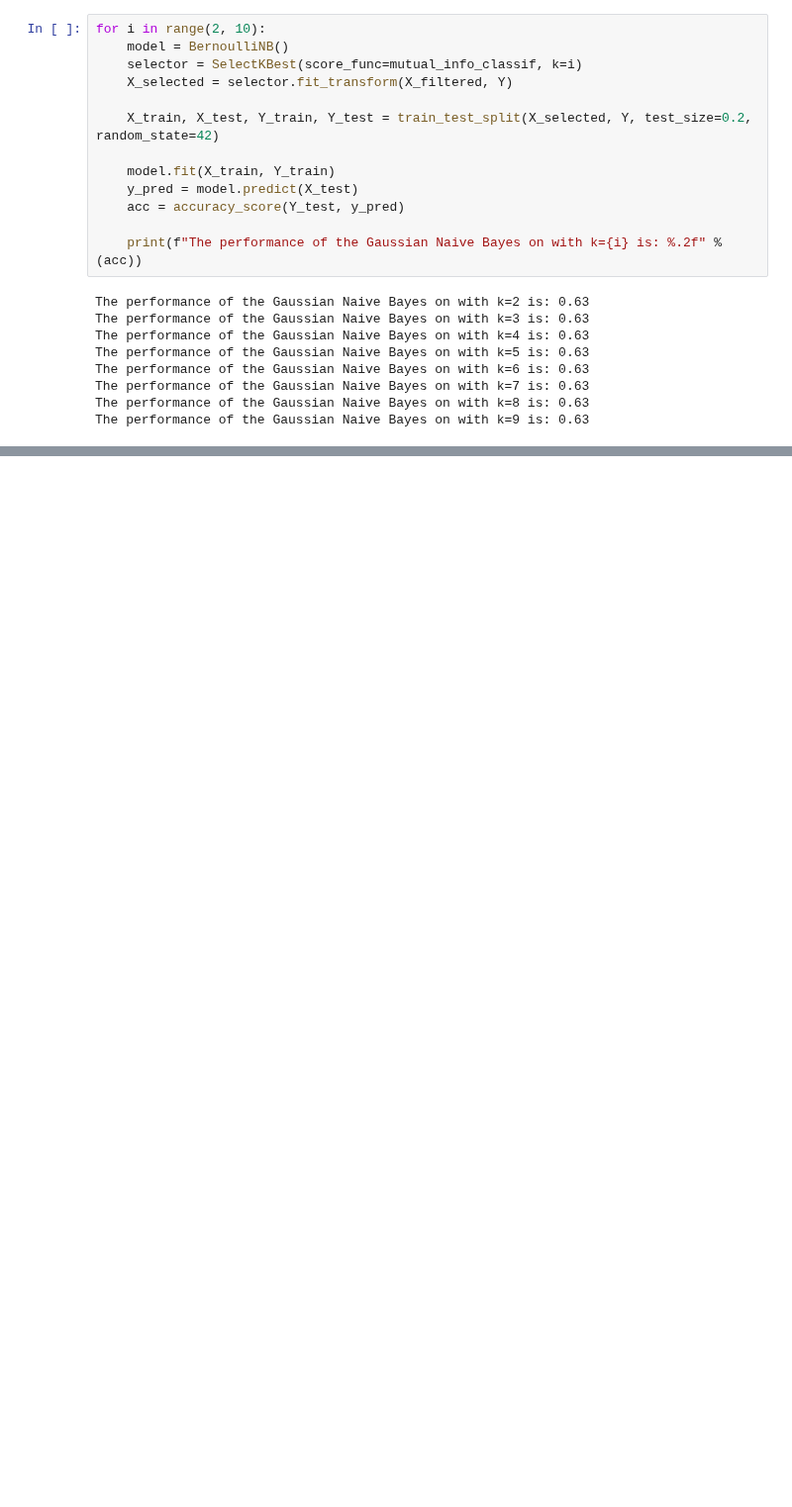
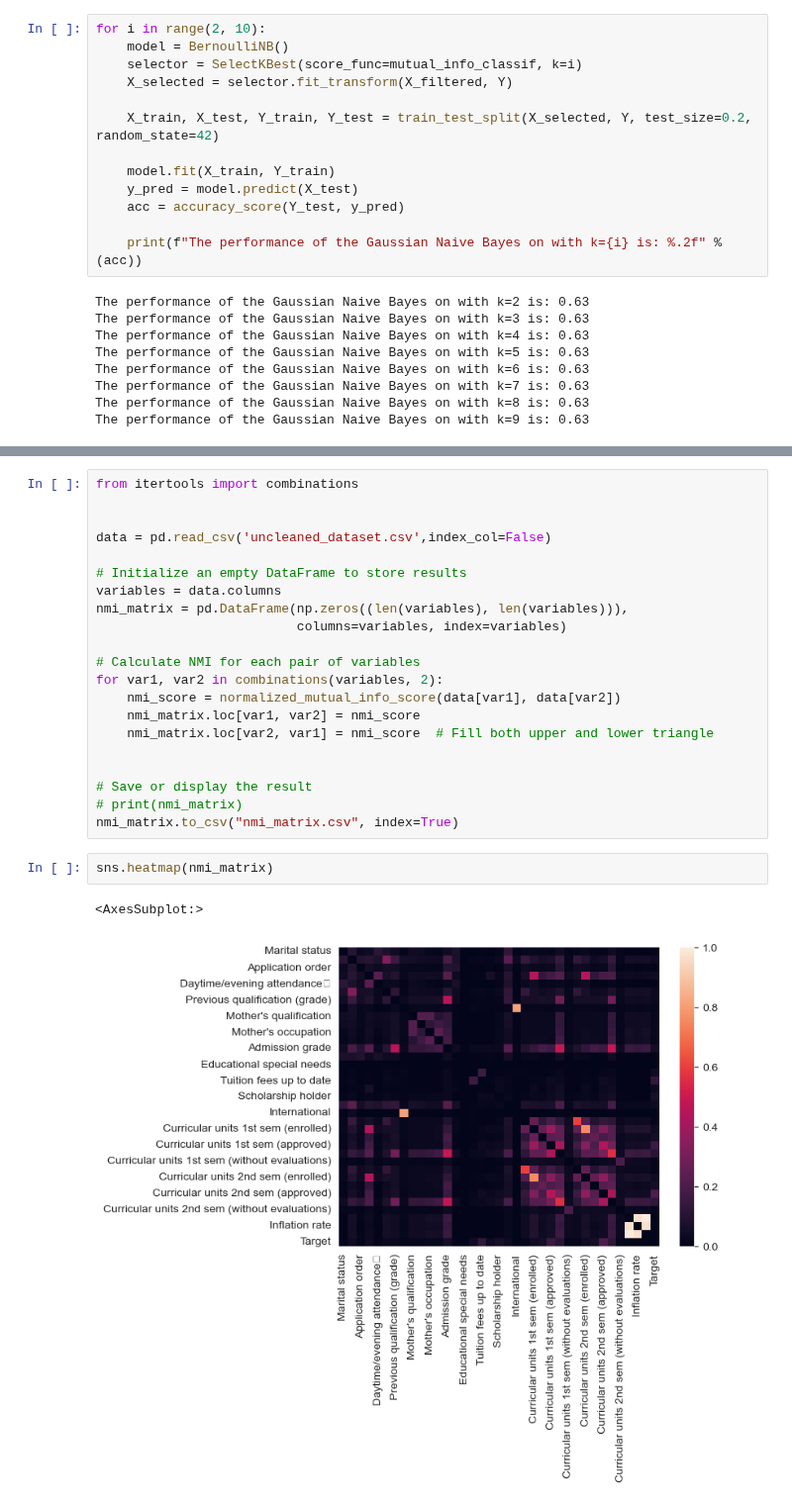
Before and after one commit to MSC-DS-Y1/Applied-Machine-Learning-Project, a Jupyter notebook: src/dataset/Mutual_Info.ipynb, the cells around one changed output, grey strips where cells are left out. Shown at 99% size. Cells and saved outputs as stored; diff of their text form; blank space fills up the shorter version.

Commit message:
code to filter dataset via mutual information

```diff
--- a/src/dataset/Mutual_Info.ipynb
+++ b/src/dataset/Mutual_Info.ipynb
@@ -241,0 +291,26 @@ The performance of the Gaussian Naive Bayes on with k=9 is: 0.70
+# %%
+from itertools import combinations
+
+
+data = pd.read_csv('uncleaned_dataset.csv',index_col=False)
+
+# Initialize an empty DataFrame to store results
+variables = data.columns
+nmi_matrix = pd.DataFrame(np.zeros((len(variables), len(variables))),
+                          columns=variables, index=variables)
+
+# Calculate NMI for each pair of variables
+for var1, var2 in combinations(variables, 2):
+    nmi_score = normalized_mutual_info_score(data[var1], data[var2])
+    nmi_matrix.loc[var1, var2] = nmi_score
+    nmi_matrix.loc[var2, var1] = nmi_score  # Fill both upper and lower triangle
+
+
+# Save or display the result
+# print(nmi_matrix)
+nmi_matrix.to_csv("nmi_matrix.csv", index=True)
+# %%
+sns.heatmap(nmi_matrix)
+# %% [output]
+<AxesSubplot:>
+[figure, added]
```
Also changed, not shown: parts of 12 cells of this notebook.
